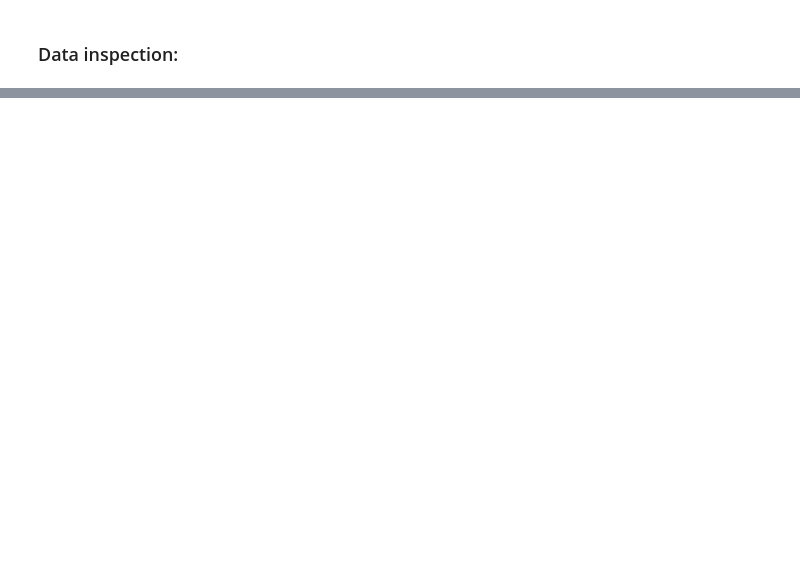
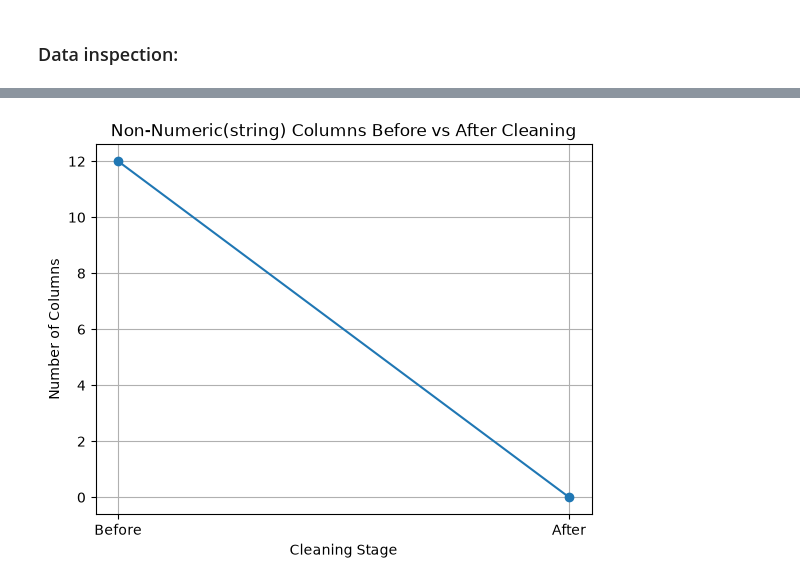
Before and after one commit to MK545BH/IT7009-Project, a Jupyter notebook: IT7009_Project.ipynb, the cells around one changed output, grey strips where cells are left out. Cells and saved outputs as stored; diff of their text form; code cells hidden in the pictures; blank space fills up the shorter version.

Commit message:
added Data type correction & missing value identification code block

```diff
--- a/IT7009_Project.ipynb
+++ b/IT7009_Project.ipynb
@@ -76,8 +76,8 @@ df_raw.describe(include='all').T.head(20)
 # %% [markdown]
 ### Data inspection:
 # %%
-feature_cols = [c for c in df_raw.columns if c != 'label'] #Separates input variables (features) from the target variable (Label)
-print("Number of feature columns:", len(feature_cols))
+features = [c for c in df_raw.columns if c != 'label'] #Separates input variables (features) from the target variable (Label)
+print("Number of feature columns:", len(features))
 suspect = [c for c in df_raw.columns if any(k in c.lower() for k in ['id', 'date', 'time', 'timestamp']) #Identifies potential identifiers or time-based metadata
            and c != 'flow_duration']
 print("Identifier/date-like column names found:", suspect if suspect else "None")
@@ -84,0 +91,89 @@ print("Target classes:", df_raw['label'].nunique(), "| Missing labels:", df_raw[
+# %%
+#creating a function for feature cleansing.
+def clean_features(df, cols):
+    df = df.copy()  #Creating a copy of the original data to avoid tampering with the original data set.
+
+    for col in cols:
+        # Identify values that cannot be converted to numeric (turns into NaN)
+        # while excluding values that were already missing/NaN in the raw data
+        non_numeric = pd.to_numeric(df[col], errors="coerce").isna() & df[col].notna()
+        # Log unique unparseable non-numeric values found in the current column
+        if non_numeric.any():
+            print(f"{col}: {df.loc[non_numeric, col].unique().tolist()}")
+        # Convert the column to numeric; non-numeric values are coerced to NaN
+        df[col] = pd.to_numeric(df[col], errors="coerce")
+
+
+    return df
+
+# =============== BEFORE cleaning ===============
+print("=== BEFORE CLEANING ===")
+
+# Identify columns in the raw feature subset with string/object data types
+non_numeric_before = df_raw[features].select_dtypes(
+    include=["str", "object"]
+).columns.tolist()
+
+# Calculate total missing (NaN/null) values across all feature columns
+missing_before = df_raw[features].isna().sum().sum()
+
+print("Non-numeric columns:")
+print(len(non_numeric_before))
+print("Missing values:")
+print(missing_before)
+
+
+# Clean the data
+df = clean_features(df_raw, features)
+
+
+# =============== AFTER cleaning ===============
+print("\n=== AFTER CLEANING ===")
+
+# Re-check for remaining string/object columns after numeric conversion
+non_numeric_after = df[features].select_dtypes(
+    include=["str", "object"]
+).columns.tolist()
+
+# Re-calculate total missing values (coerced non-numeric values will increase this total)
+missing_after = df[features].isna().sum().sum()
+
+print("Non-numeric columns:")
+print(non_numeric_after)
+
+print("Missing values:")
+print(missing_after)
+
+
+# VISUALIZATION:
+
+stages = ["Before", "After"]
+
+
+# 1. Non-numeric columns
+non_numeric = [
+    len(non_numeric_before),
+    len(non_numeric_after)
+]
+
+plt.plot(stages, non_numeric, marker="o")
+plt.title("Non-Numeric(string) Columns Before vs After Cleaning")
+plt.xlabel("Cleaning Stage")
+plt.ylabel("Number of Columns")
+plt.grid(True)
+plt.show()
+
+
+# 2. Missing values
+missing = [
+    missing_before,
+    missing_after
+]
+
+plt.plot(stages, missing, marker="o")
+plt.title("Missing Values Before vs After Cleaning")
+plt.xlabel("Cleaning Stage")
+plt.ylabel("Number of Missing Values")
+plt.grid(True)
+plt.show()
+# %% [output]
@@ -84,0 +197 @@ print("Target classes:", df_raw['label'].nunique(), "| Missing labels:", df_raw[
+[figure, added]
```
Also changed, not shown: parts of 3 cells of this notebook.
